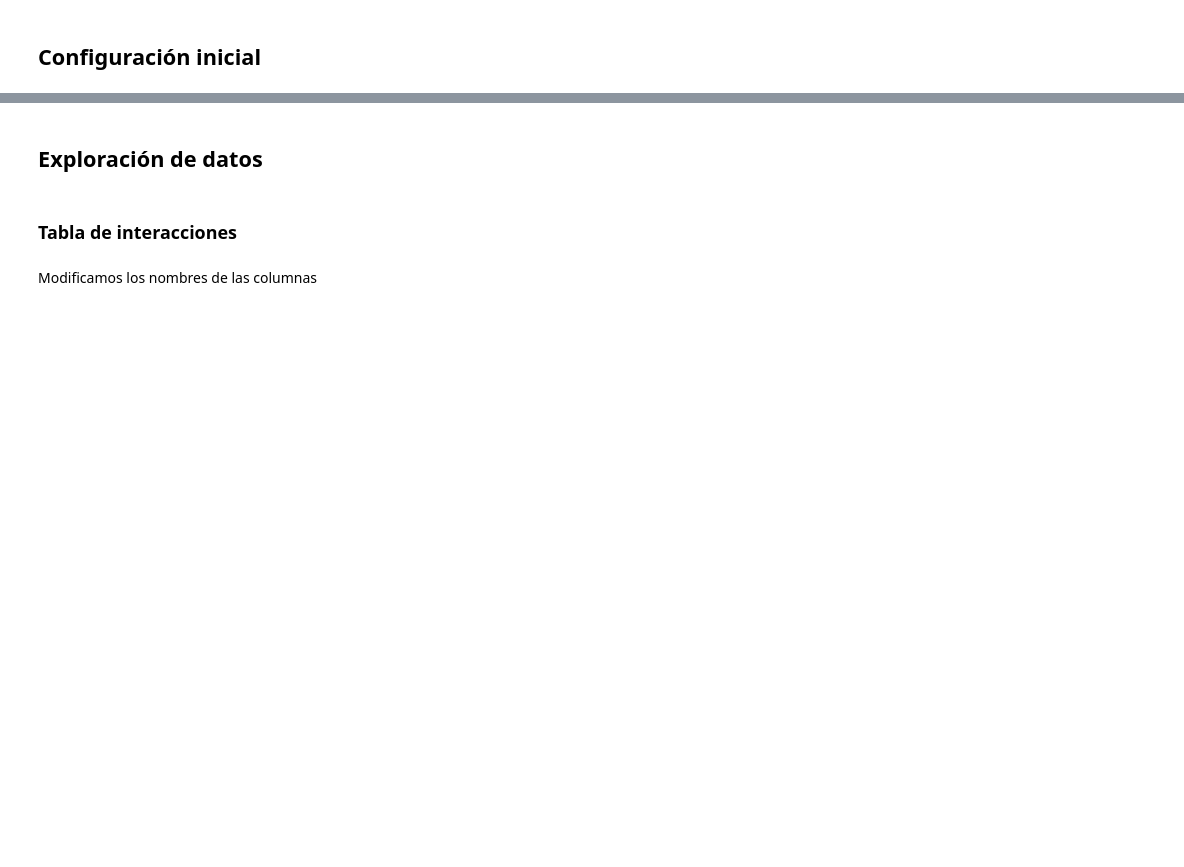
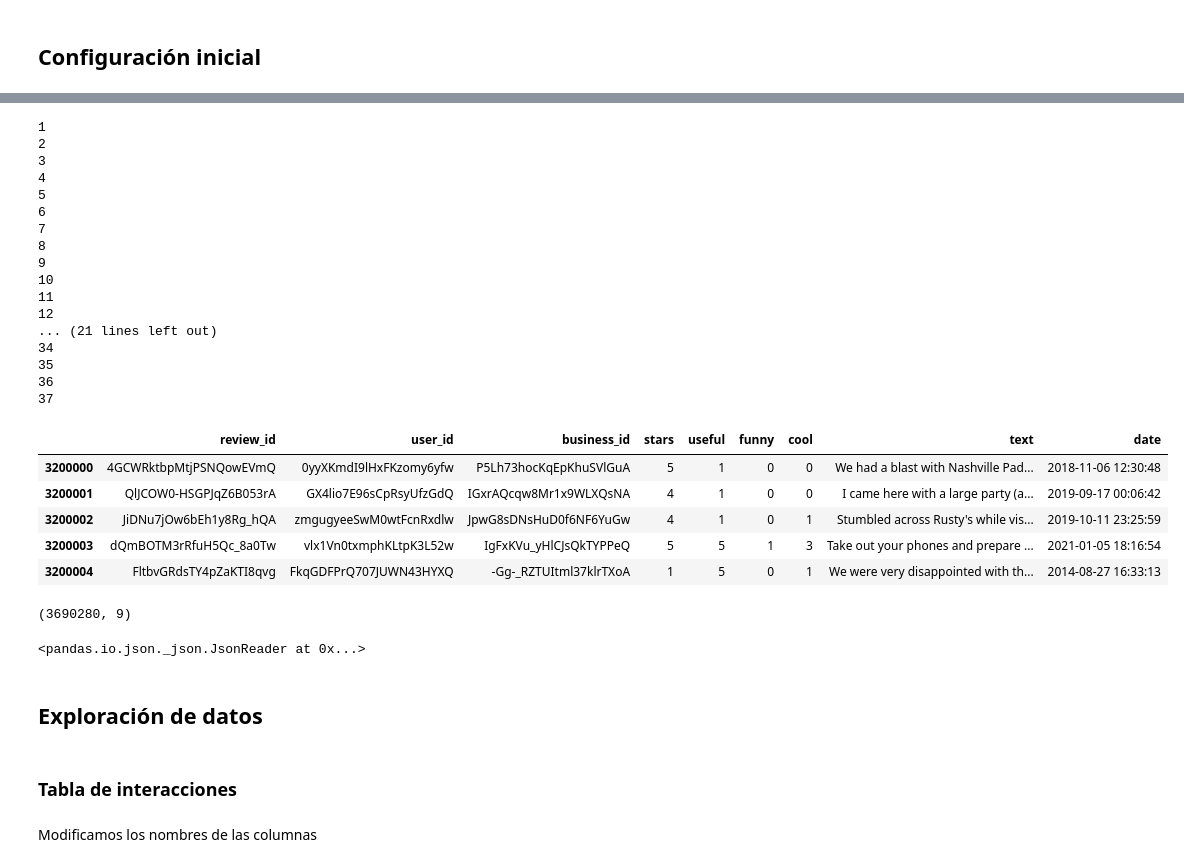
Before and after one commit to Sistemas-de-Recomendacion-Group-3/taller2_modelo, a Jupyter notebook: Taller_2_Recomendacion.ipynb, the cells around one changed output, grey strips where cells are left out. Cells and saved outputs as stored; diff of their text form; code cells hidden in the pictures; blank space fills up the shorter version.

```diff
--- a/Taller_2_Recomendacion.ipynb
+++ b/Taller_2_Recomendacion.ipynb
@@ -50,0 +74,45 @@ yelp_academic_dataset_user.json
+# %%
+review_path = '/content/yelp_academic_dataset_review.json'
+
+df_review_iter = pd.read_json(review_path, lines=True, chunksize=100000)
+# %%
+df_review = pd.DataFrame()
+i=0
+for df in df_review_iter:
+    #df = df[df['business_id'].isin(df_business['business_id'])]
+    df_review = pd.concat([df_review, df])
+    i=i+1
+    print(i)
+    #if i==4: break
+
+display(df_review.head())
+df_review.shape
+# %% [output]
+1
+2
+3
+4
+5
+6
+7
+8
+9
+10
+11
+12
+... (21 lines left out)
+34
+35
+36
+37
+|  | review_id | user_id | business_id | stars | useful | funny | cool | text | date |
+| 3200000 | 4GCWRktbpMtjPSNQowEVmQ | 0yyXKmdI9lHxFKzomy6yfw | P5Lh73hocKqEpKhuSVlGuA | 5 | 1 | 0 | 0 | We had a blast with Nashville Pad... | 2018-11-06 12:30:48 |
+| 3200001 | QlJCOW0-HSGPJqZ6B053rA | GX4lio7E96sCpRsyUfzGdQ | IGxrAQcqw8Mr1x9WLXQsNA | 4 | 1 | 0 | 0 | I came here with a large party (a... | 2019-09-17 00:06:42 |
+| 3200002 | JiDNu7jOw6bEh1y8Rg_hQA | zmgugyeeSwM0wtFcnRxdlw | JpwG8sDNsHuD0f6NF6YuGw | 4 | 1 | 0 | 1 | Stumbled across Rusty's while vis... | 2019-10-11 23:25:59 |
+| 3200003 | dQmBOTM3rRfuH5Qc_8a0Tw | vlx1Vn0txmphKLtpK3L52w | IgFxKVu_yHlCJsQkTYPPeQ | 5 | 5 | 1 | 3 | Take out your phones and prepare ... | 2021-01-05 18:16:54 |
+| 3200004 | FltbvGRdsTY4pZaKTI8qvg | FkqGDFPrQ707JUWN43HYXQ | -Gg-_RZTUItml37klrTXoA | 1 | 5 | 0 | 1 | We were very disappointed with th... | 2014-08-27 16:33:13 |
+(3690280, 9)
+# %%
+df_review_iter
+# %% [output]
+<pandas.io.json._json.JsonReader at 0x...>
```
Also changed, not shown: parts of 52 cells of this notebook.
